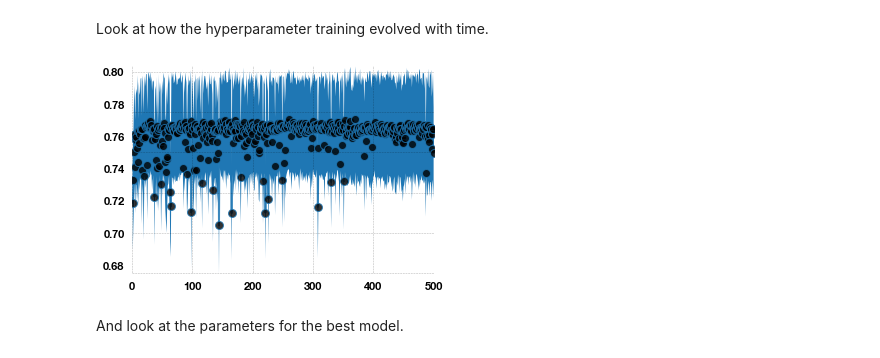
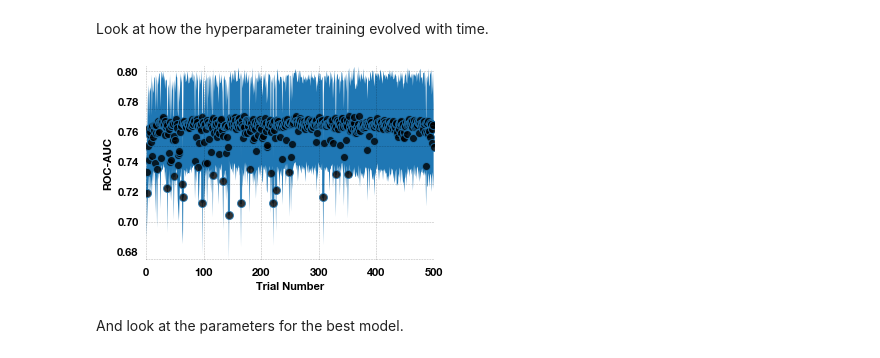
Before and after one commit to ACasey13/udacity-ML-capstone, a Jupyter notebook: Arvato Project Workbook.ipynb, the cells around one changed output. Cells and saved outputs as stored; diff of their text form; code cells hidden in the pictures.

```diff
--- a/Arvato Project Workbook.ipynb
+++ b/Arvato Project Workbook.ipynb
@@ -1318,20 +1342,22 @@ Look at how the hyperparameter training evolved with time.
 # %%
 res = pd.read_csv(out_file)
 fig, ax = plt.subplots(figsize=(4.8, 3.2))
 ax.fill_between(res['iteration'],
                 res['auc_score'] - res['auc_std'],
                 res['auc_score'] + res['auc_std'],
                )
 ax.plot(res['iteration'], res['auc_score'],
             marker='o', mfc='k', alpha=.8)
+ax.set_xlabel('Trial Number')
+ax.set_ylabel('ROC-AUC')
 plt_format(ax)
 ax.set_xlim(-1, 501)
 ax.set_ylim(np.min(res['auc_score'] - res['auc_std']),
             np.max(res['auc_score'] + res['auc_std']))
 
-plt.savefig('./web_report/imgs/hyper_train.png', transparent=True)
+#plt.savefig('./web_report/imgs/hyper_train.png', transparent=True)
 # %% [output]
-[figure, old version]
+[figure, new version]
 # %% [markdown]
 And look at the parameters for the best model.
 # %%
```
Also changed, not shown: parts of 3 cells of this notebook.
